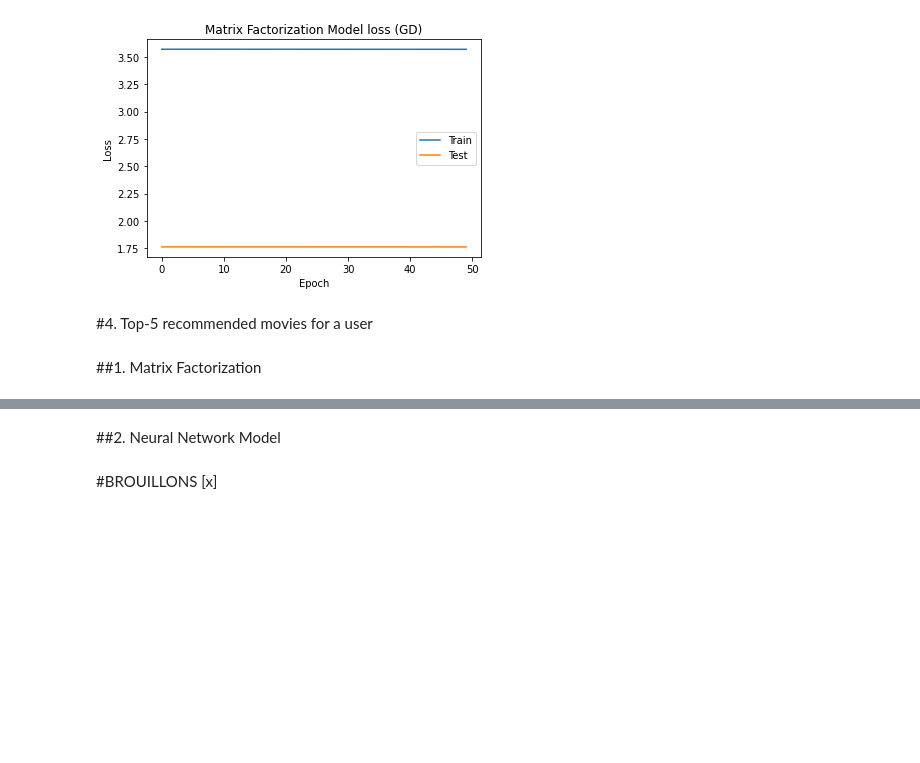
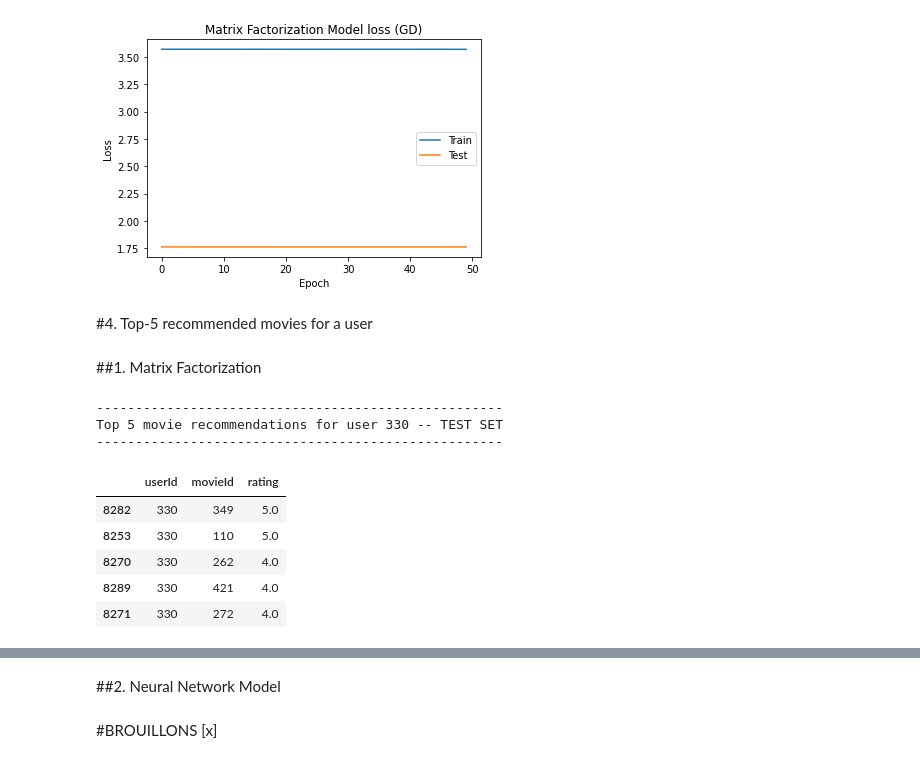
Before and after one commit to ikram-hamizi/AML-DS-2021, a Jupyter notebook: AML_HW2.ipynb, the cells around one changed output, grey strips where cells are left out. Saved outputs shown, nothing was run; the diff lists cells and outputs as text; code cells hidden in the pictures; blank space fills up the shorter version.

```diff
--- a/AML_HW2.ipynb
+++ b/AML_HW2.ipynb
@@ -599,6 +601,22 @@ def predictNN(userID, model, df_train):
 ##1. Matrix Factorization
 # %%
 userID = 330
+# %%
+print("----" * 13)
+print(f"Top 5 movie recommendations for user {userID} -- TEST SET")
+print("----" * 13)
+new_predicted_to_user_TRUE = test[test.userId == (userID)].sort_values(['rating'], ascending=False) # get all userId:	movieId, rating
+new_predicted_to_user_TRUE.head()
+# %% [output]
+----------------------------------------------------
+Top 5 movie recommendations for user 330 -- TEST SET
+----------------------------------------------------
+|  | userId | movieId | rating |
+| 8282 | 330 | 349 | 5.0 |
+| 8253 | 330 | 110 | 5.0 |
+| 8270 | 330 | 262 | 4.0 |
+| 8289 | 330 | 421 | 4.0 |
+| 8271 | 330 | 272 | 4.0 |
 # %%
 #ALS
 top_liked_by_user, new_predicted_to_user = predictMF(userID, P, Q, train)
```
Also changed, not shown: parts of 6 cells of this notebook.
